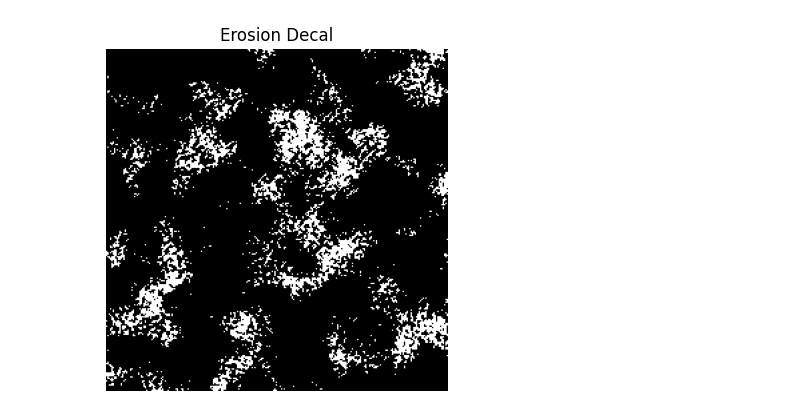
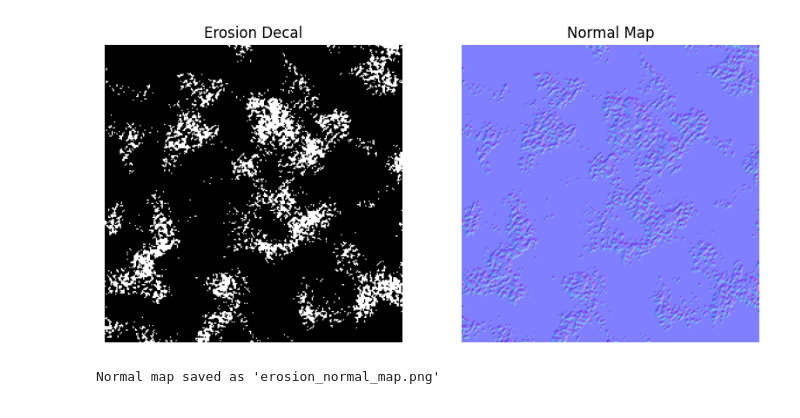
Before and after one commit to DiyanshuKundu/Erosion-Decal, a Jupyter notebook: Erosion_Decal.ipynb, the cells around one changed output. Cells and saved outputs as stored; diff of their text form; code cells hidden in the pictures.

```diff
--- a/Erosion_Decal.ipynb
+++ b/Erosion_Decal.ipynb
@@ -17,6 +17,7 @@ Successfully installed noise-1.2.2
 import numpy as np
 import matplotlib.pyplot as plt
 from noise import snoise2
+from PIL import Image
 
 def generate_perlin_noise(shape, scale=10, octaves=20, persistence=0.5, lacunarity=2.0):
     height, width = shape
@@ -34,43 +35,56 @@ def generate_perlin_noise(shape, scale=10, octaves=20, persistence=0.5, lacunari
     return noise
 
 def create_erosion_decal(size, edge_sharpness=2.0, noise_scale=10, noise_strength=0.5):
-    # Generate base shape
     y, x = np.ogrid[-1:1:size[0]*1j, -1:1:size[1]*1j]
     base = 1 - np.sqrt(x*x + y*y)
     base = np.clip(base, 0, 1)
-
-    # Apply edge sharpness
     base = np.power(base, edge_sharpness)
-
-    # Generate and normalize Perlin noise
     noise = generate_perlin_noise(size, scale=noise_scale)
-    noise = [(x + 1) / 2 for x in noise]  # Normalize Perlin noise from (-1, 1) to (0, 1)
+    noise = [(x + 1) / 2 for x in noise]
     threshold = 0.57
-
-    # Thresholding and Inversion
     for y in range(size[1]):
         for x in range(size[0]):
             noise[y][x] = (1 if noise[y][x] > threshold else 0)
     return noise
 
 def plot_step(data, title, subplot_position):
     plt.subplot(subplot_position)
     plt.imshow(data, cmap='gray')
     plt.title(title)
     plt.axis('off')
 
+def convert_to_normal_map(height_map):
+    gradient_x = np.gradient(height_map, axis=1)
+    gradient_y = np.gradient(height_map, axis=0)
+    normal_map = np.dstack((-gradient_x, -gradient_y, np.ones_like(height_map)))
+    normal_map /= np.linalg.norm(normal_map, axis=2, keepdims=True)
+    normal_map = (normal_map + 1) / 2  # Convert from [-1, 1] to [0, 1] range
+    return (normal_map * 255).astype(np.uint8)
+
 # Set parameters
 size = (256, 256)
 edge_sharpness = 2.0
 noise_scale = 100
 noise_strength = 0.5
 
 # Create erosion decal
 decal = create_erosion_decal(size, edge_sharpness, noise_scale, noise_strength)
 
-# Plot result
+# Convert decal to normal map
+normal_map = convert_to_normal_map(decal)
+
+# Plot results
 plt.figure(figsize=(15, 5))
 plot_step(decal, 'Erosion Decal', 131)
+plt.subplot(132)
+plt.imshow(normal_map)
+plt.title('Normal Map')
+plt.axis('off')
 plt.show()
+
+# Save normal map as an image
+Image.fromarray(normal_map).save('erosion_normal_map.png')
+print("Normal map saved as 'erosion_normal_map.png'")
 # %% [output]
-[figure, old version]
+[figure, new version]
+Normal map saved as 'erosion_normal_map.png'
```
Also changed, not shown: parts of 1 cell of this notebook.
